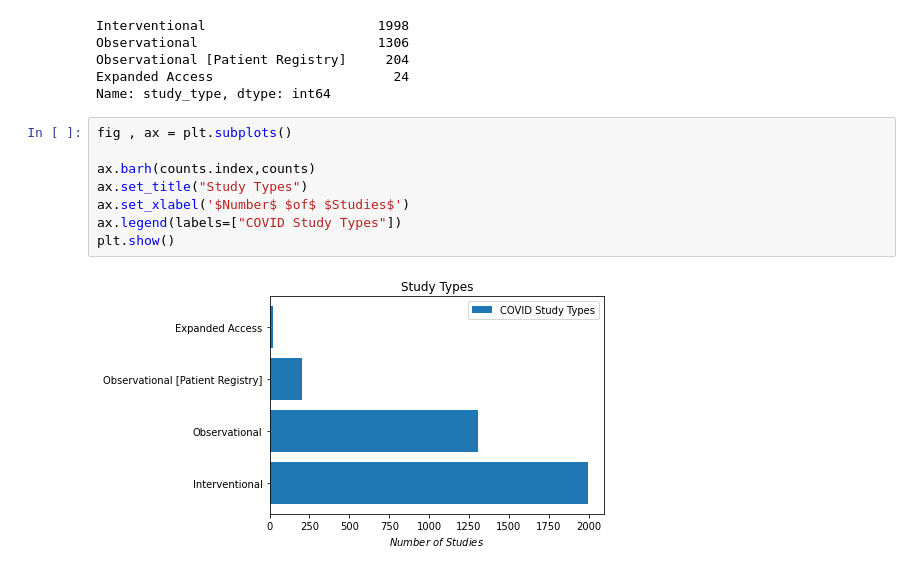
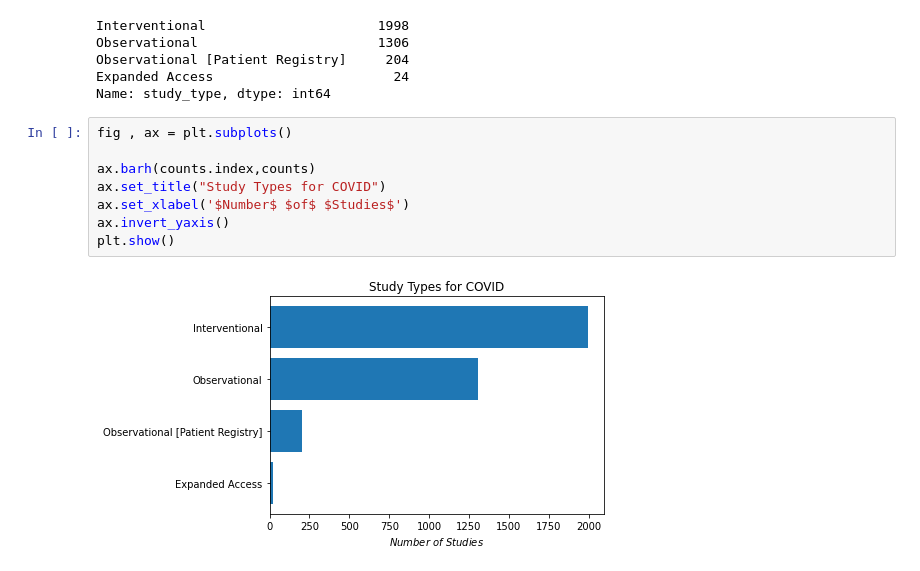
Before and after one commit to ayazwani/matplotlib, a Jupyter notebook: matpd2.ipynb, the cells around one changed output. Cells and saved outputs as stored; diff of their text form.

Commit message:
plotting clinical trials for covid19

```diff
--- a/matpd2.ipynb
+++ b/matpd2.ipynb
@@ -39,10 +116,10 @@ Name: study_type, dtype: int64
 # %%
 fig , ax = plt.subplots()
 
 ax.barh(counts.index,counts)
-ax.set_title("Study Types")
+ax.set_title("Study Types for COVID")
 ax.set_xlabel('$Number$ $of$ $Studies$')
-ax.legend(labels=["COVID Study Types"])
+ax.invert_yaxis()
 plt.show()
 # %% [output]
-[figure, old version]
+[figure, new version]
```
Also changed, not shown: parts of 44 cells of this notebook.
